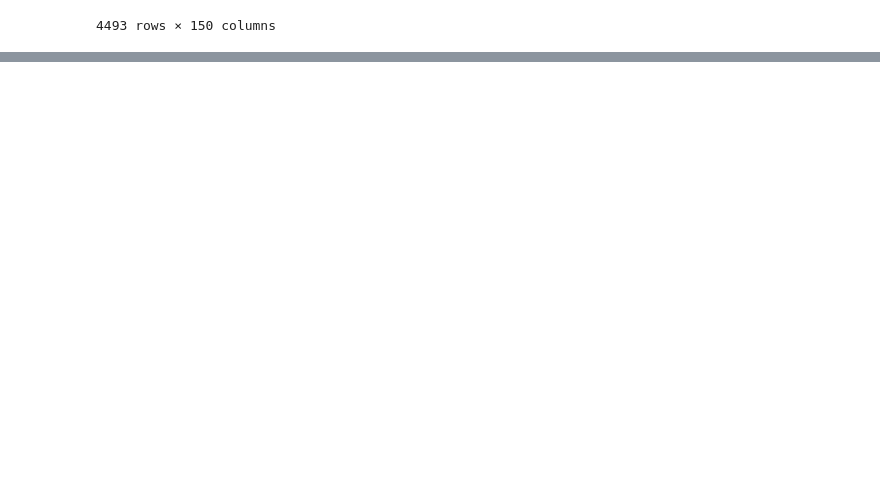
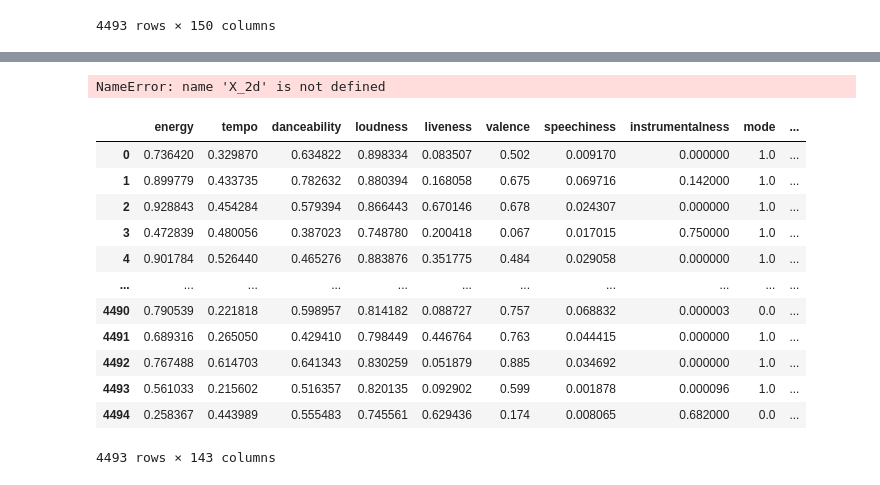
Before and after one commit to samiuell/MSE446-Group2, a Jupyter notebook: MSE446_Group2_CLEANDATA.ipynb, the cells around one changed output, grey strips where cells are left out. Cells and saved outputs as stored; diff of their text form; code cells hidden in the pictures; blank space fills up the shorter version.

```diff
--- a/MSE446_Group2_CLEANDATA.ipynb
+++ b/MSE446_Group2_CLEANDATA.ipynb
@@ -227,8 +224,7 @@ songs['track_id'].nunique()
 # %%
-# removing unneeded columns
-songs = songs.drop(columns=['track_href', 'playlist_id', "track_album_release_date", "track_album_id"], errors='ignore')
-songs = songs.drop(columns=['uri', "duration_ms", 'track_album_name'])
-songs = songs.drop(columns=['analysis_url', 'playlist_name', 'type'])
+# remove unneeded columns
+songs = songs.drop(columns=['track_href', 'playlist_id', "track_album_release_date",
+        "track_album_id", 'uri', "duration_ms", 'track_album_name', 'analysis_url', 'playlist_name', 'type' ], errors='ignore')
 # %%
 # Valence
 # We can see no outliers and is already scaled between 0 and 1. No prep needed.
@@ -357,0 +392,28 @@ songs.describe()
+# %%
+plt.scatter(X_2d[:,0], X_2d[:,1], alpha=0.5)
+plt.xlabel("PC1 (Energy)")
+plt.ylabel("PC2 (Style)")
+# %% [output]
+NameError: name 'X_2d' is not defined
+# %%
+# Heirarical Clustering
+df_model = songs.drop(columns=[
+    'track_id', 'track_name', 'track_artist', 'id', 'artist_popularity',
+    'track_popularity', 'artist_top_track_popularity'
+])
+
+df_model
+# %% [output]
+|  | energy | tempo | danceability | loudness | liveness | valence | speechiness | instrumentalness | mode | ... |
+| 0 | 0.736420 | 0.329870 | 0.634822 | 0.898334 | 0.083507 | 0.502 | 0.009170 | 0.000000 | 1.0 | ... |
+| 1 | 0.899779 | 0.433735 | 0.782632 | 0.880394 | 0.168058 | 0.675 | 0.069716 | 0.142000 | 1.0 | ... |
+| 2 | 0.928843 | 0.454284 | 0.579394 | 0.866443 | 0.670146 | 0.678 | 0.024307 | 0.000000 | 1.0 | ... |
+| 3 | 0.472839 | 0.480056 | 0.387023 | 0.748780 | 0.200418 | 0.067 | 0.017015 | 0.750000 | 1.0 | ... |
+| 4 | 0.901784 | 0.526440 | 0.465276 | 0.883876 | 0.351775 | 0.484 | 0.029058 | 0.000000 | 1.0 | ... |
+| ... | ... | ... | ... | ... | ... | ... | ... | ... | ... | ... |
+| 4490 | 0.790539 | 0.221818 | 0.598957 | 0.814182 | 0.088727 | 0.757 | 0.068832 | 0.000003 | 0.0 | ... |
+| 4491 | 0.689316 | 0.265050 | 0.429410 | 0.798449 | 0.446764 | 0.763 | 0.044415 | 0.000000 | 1.0 | ... |
+| 4492 | 0.767488 | 0.614703 | 0.641343 | 0.830259 | 0.051879 | 0.885 | 0.034692 | 0.000000 | 1.0 | ... |
+| 4493 | 0.561033 | 0.215602 | 0.516357 | 0.820135 | 0.092902 | 0.599 | 0.001878 | 0.000096 | 1.0 | ... |
+| 4494 | 0.258367 | 0.443989 | 0.555483 | 0.745561 | 0.629436 | 0.174 | 0.008065 | 0.682000 | 0.0 | ... |
+4493 rows × 143 columns
```
Also changed, not shown: parts of 22 cells of this notebook, 8 other files.
